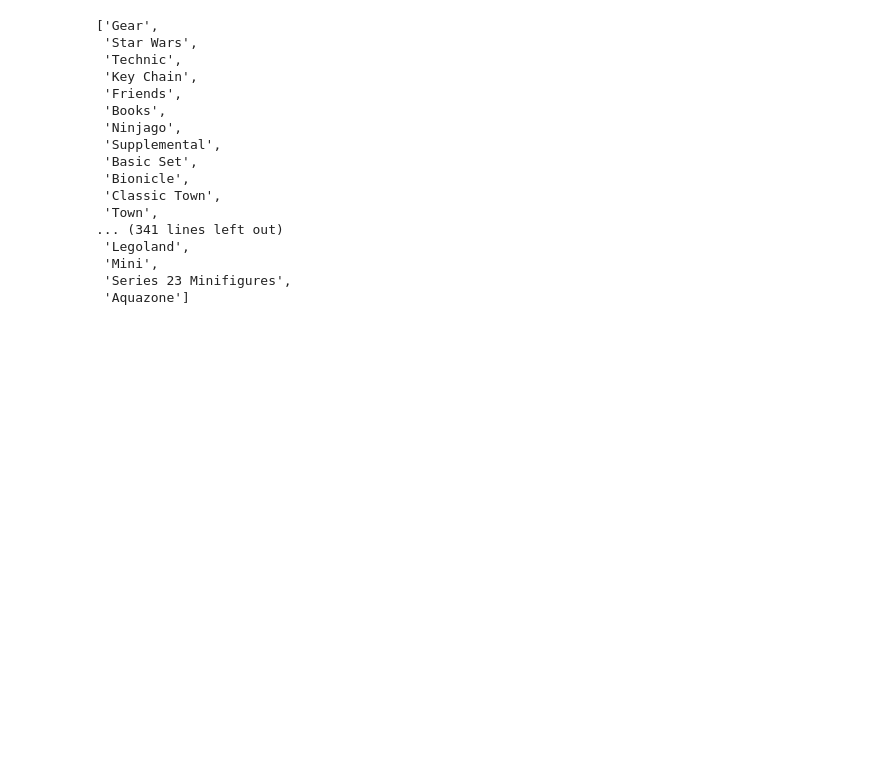
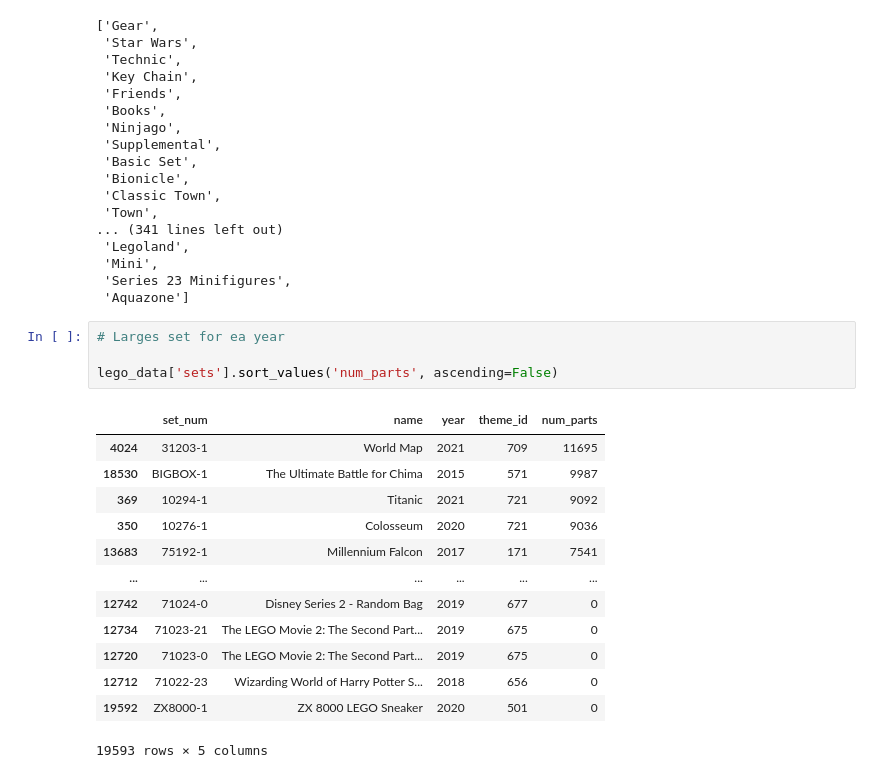
Before and after one commit to colbyyh2/NarrativeVis, a Jupyter notebook: Untitled.ipynb, the cells around one changed output. Drawn from its saved outputs; the diff is of its cells as text; blank space fills up the shorter version.

```diff
--- a/Untitled.ipynb
+++ b/Untitled.ipynb
@@ -155,3 +155,21 @@ list(sets_year_cum.sort_values(2022, axis=1, ascending=False).columns)
  'Mini',
  'Series 23 Minifigures',
  'Aquazone']
+# %%
+# Larges set for ea year
+
+lego_data['sets'].sort_values('num_parts', ascending=False)
+# %% [output]
+|  | set_num | name | year | theme_id | num_parts |
+| 4024 | 31203-1 | World Map | 2021 | 709 | 11695 |
+| 18530 | BIGBOX-1 | The Ultimate Battle for Chima | 2015 | 571 | 9987 |
+| 369 | 10294-1 | Titanic | 2021 | 721 | 9092 |
+| 350 | 10276-1 | Colosseum | 2020 | 721 | 9036 |
+| 13683 | 75192-1 | Millennium Falcon | 2017 | 171 | 7541 |
+| ... | ... | ... | ... | ... | ... |
+| 12742 | 71024-0 | Disney Series 2 - Random Bag | 2019 | 677 | 0 |
+| 12734 | 71023-21 | The LEGO Movie 2: The Second Part... | 2019 | 675 | 0 |
+| 12720 | 71023-0 | The LEGO Movie 2: The Second Part... | 2019 | 675 | 0 |
+| 12712 | 71022-23 | Wizarding World of Harry Potter S... | 2018 | 656 | 0 |
+| 19592 | ZX8000-1 | ZX 8000 LEGO Sneaker | 2020 | 501 | 0 |
+19593 rows × 5 columns
```
Also changed, not shown: parts of 2 cells of this notebook, 5 other files.
